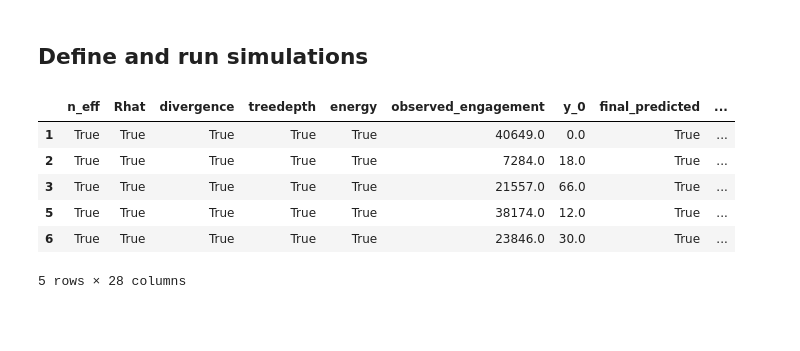
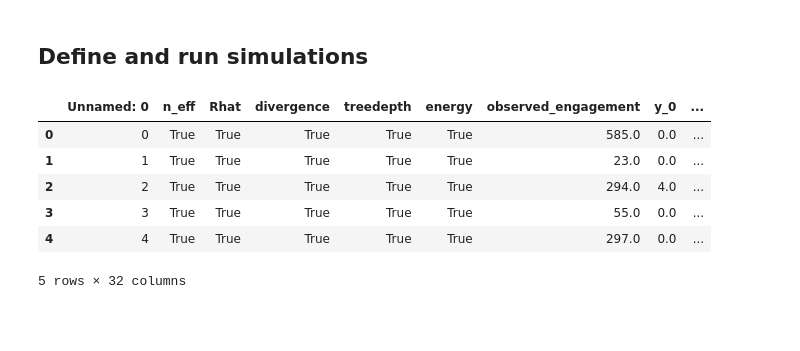
Before and after one commit to josephbb/CommunityNotesSim, a Jupyter notebook: Analysis.ipynb, the cells around one changed output. Cells and saved outputs as stored; diff of their text form; code cells hidden in the pictures.

```diff
--- a/Analysis.ipynb
+++ b/Analysis.ipynb
@@ -265,7 +472,7 @@ The nice thing about this approach is that we can just send the rows we care abo
 # %% [markdown]
 <h2>Define and run simulations</h2>
 # %%
-events = pd.read_parquet('./data/events_fitted.parquet')
+events = pd.read_csv('./data/events_fitted.csv')
 included = events[events['included']]
 #This gets rid of an obnoxious warning
 pd.options.mode.chained_assignment = None  # default='warn'
@@ -275,34 +482,34 @@ included['end'] = included['end'].astype('int')
 # %%
 #We need to add new columns so we can tell the simulation where to find
 #aggregated files with certain thresholds of 3-strikes repeat offenders
 #removed.
 
 #This gets rid of an obnoxious warning
 pd.options.mode.chained_assignment = None  # default='warn'
 
 included['data_loc']
 base_loc = root + '/data/timeseries'
-assign_data_location = lambda x: [x + str(item) + '_raw.parquet' for item in included['incident_name'].values]
+assign_data_location = lambda x: [x + str(item) + '_raw.csv' for item in included['incident_name'].values]
 
 included['10K_loc'] = assign_data_location(base_loc + '/10K/')
 included['50K_loc']  = assign_data_location(base_loc + '/50K/')
 included['100K_loc']  = assign_data_location(base_loc + '/100K/')
 included['500K_loc']  = assign_data_location(base_loc + '/500K/')
 included['aggregated_loc']  = assign_data_location(base_loc + '/aggregated/')
 included['currently_loc']  = assign_data_location(base_loc + '/currently/')
 included['verified_loc']  = assign_data_location(base_loc + '/Verified/')
 included['modest_loc']  = assign_data_location(base_loc + '/modest/')
 included['aggressive_loc']  = assign_data_location(base_loc + '/aggressive/')
 
 included.head()
 # %% [output]
-|  | n_eff | Rhat | divergence | treedepth | energy | observed_engagement | y_0 | final_predicted | ... |
-| 1 | True | True | True | True | True | 40649.0 | 0.0 | True | ... |
-| 2 | True | True | True | True | True | 7284.0 | 18.0 | True | ... |
-| 3 | True | True | True | True | True | 21557.0 | 66.0 | True | ... |
-| 5 | True | True | True | True | True | 38174.0 | 12.0 | True | ... |
-| 6 | True | True | True | True | True | 23846.0 | 30.0 | True | ... |
+|  | Unnamed: 0 | n_eff | Rhat | divergence | treedepth | energy | observed_engagement | y_0 | ... |
+| 0 | 0 | True | True | True | True | True | 585.0 | 0.0 | ... |
+| 1 | 1 | True | True | True | True | True | 23.0 | 0.0 | ... |
+| 2 | 2 | True | True | True | True | True | 294.0 | 4.0 | ... |
+| 3 | 3 | True | True | True | True | True | 55.0 | 0.0 | ... |
+| 4 | 4 | True | True | True | True | True | 297.0 | 0.0 | ... |
-5 rows × 28 columns
+5 rows × 32 columns
 # %% [markdown]
 <h3>
 # %%
```
Also changed, not shown: parts of 23 cells of this notebook, 9 other files.
